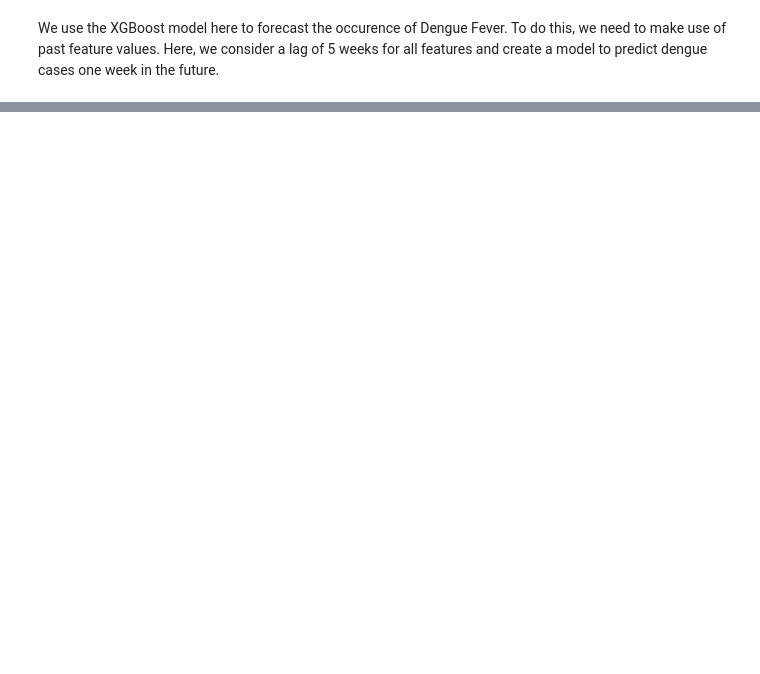
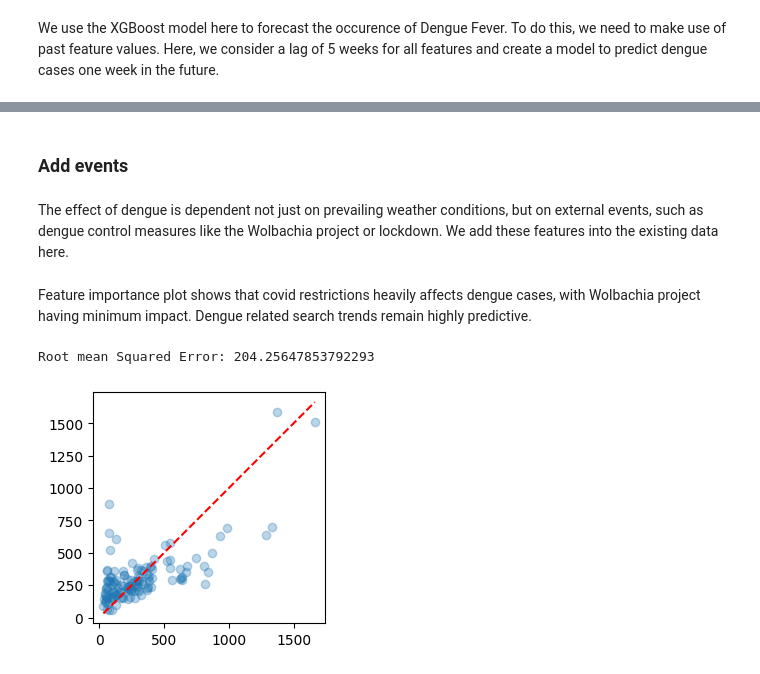
Before and after one commit to kampungkat/dengue-predictor, a Jupyter notebook: TFC_temp/TFC_EDA_model.ipynb, the cells around one changed output, grey strips where cells are left out. Saved outputs shown, nothing was run; the diff lists cells and outputs as text; code cells hidden in the pictures; blank space fills up the shorter version.

```diff
--- a/TFC_temp/TFC_EDA_model.ipynb
+++ b/TFC_temp/TFC_EDA_model.ipynb
@@ -378,0 +390,4 @@ Root mean Squared Error: 209.71134500552176
+# %% [markdown]
+### Add events
+# %% [markdown]
+The effect of dengue is dependent not just on prevailing weather conditions, but on external events, such as dengue control measures like the Wolbachia project or lockdown. We add these features into the existing data here.
@@ -378,0 +427,38 @@ Root mean Squared Error: 209.71134500552176
+# %% [markdown]
+Feature importance plot shows that covid restrictions heavily affects dengue cases, with Wolbachia project having minimum impact. Dengue related search trends remain highly predictive.
+# %%
+# Define parameters for XGBoost
+params = {
+    'learning_rate': 0.1,
+    'n_estimators': 1000,
+    'max_depth': 8,
+    'min_child_weight': 1,
+    'gamma': 0.6,
+    'subsample': 0.8,
+    'colsample_bytree': 0.8,
+    'reg_lambda': 1,
+    'reg_alpha': 1,
+    'objective': 'reg:squarederror',
+    'random_state': 42
+}
+
+# Initialize XGBoost regressor with defined parameters
+model = xgb.XGBRegressor(**params)
+
+# Train the model
+model.fit(X_train, y_train)
+
+# Make predictions on the test set
+y_pred = model.predict(X_test)
+
+# Evaluate the model
+rmse = np.sqrt(mean_squared_error(y_test, y_pred))
+print(f"Root mean Squared Error: {rmse}")
+
+fig, ax = plt.subplots(1,1,figsize=(3,3))
+ax.scatter(y_test,y_pred,alpha=0.3)
+ax.plot([np.min(y_test), np.max(y_test)], [np.min(y_test), np.max(y_test)], color='red', linestyle='--')
+ax.axis('equal');
+# %% [output]
+Root mean Squared Error: 204.25647853792293
+[figure, added]
```
Also changed, not shown: parts of 26 cells of this notebook.
